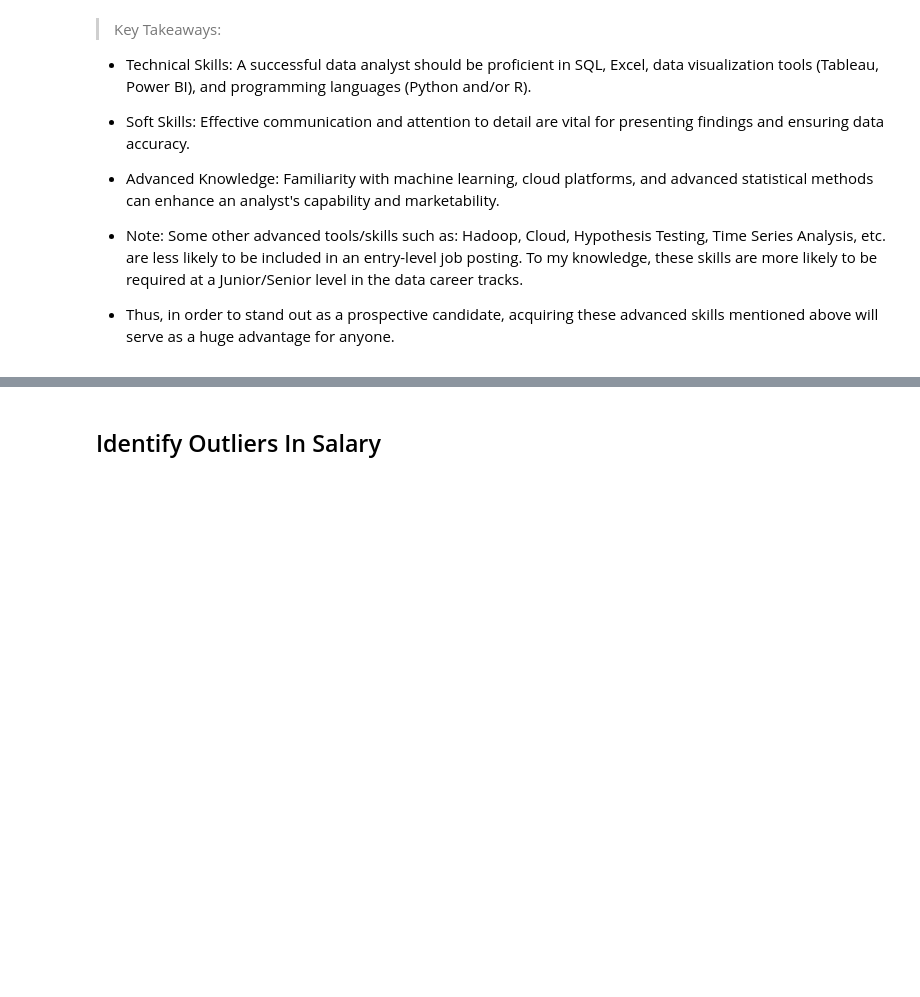
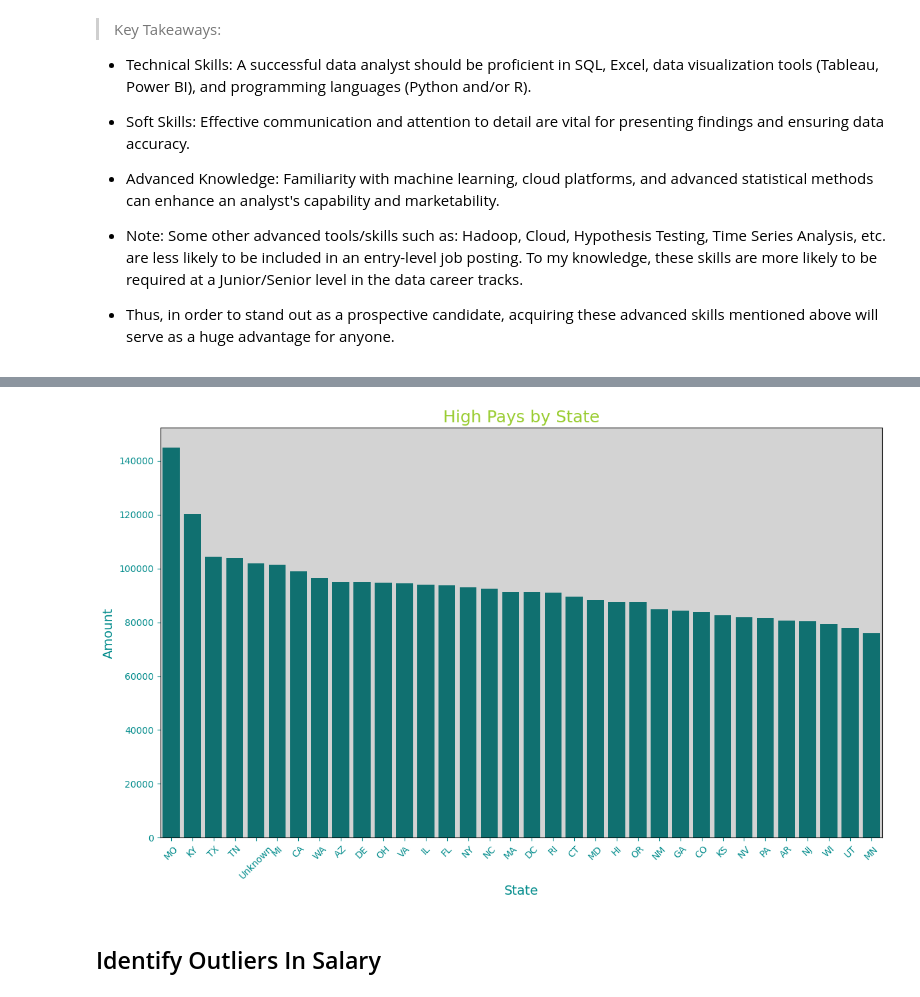
Before and after one commit to duyle0408/Indeed-Jobs-Web-Scraping-EDA, a Jupyter notebook: Indeed_Job_Scraping,_EDA_&_NLP_Analysis_Final.ipynb, the cells around one changed output, grey strips where cells are left out. Drawn from its saved outputs; the diff is of its cells as text; code cells hidden in the pictures; blank space fills up the shorter version.

```diff
--- a/Indeed_Job_Scraping,_EDA_&_NLP_Analysis_Final.ipynb
+++ b/Indeed_Job_Scraping,_EDA_&_NLP_Analysis_Final.ipynb
@@ -967,3 +1040,27 @@ plt.show()
+# %%
+high_pay_by_state = df1[df1['salary_clean'] > df1['salary_clean'].median()].groupby('company_state')[['salary_clean']].mean().sort_values('salary_clean', ascending=False).reset_index()
+
+plt.figure(figsize=(14, 8))
+
+# Histogram
+sns.barplot(data=high_pay_by_state, x='company_state', y='salary_clean', color='teal', orient ='v')
+
+# Add title and labels
+plt.title('High Pays by State', fontsize=18, color='yellowgreen')
+plt.xlabel('State', fontsize=14, color='darkcyan')
+plt.ylabel('Amount', fontsize=14, color='darkcyan')
+#plt.grid(axis='y', linestyle='--', alpha=0.7)
+plt.gca().set_facecolor('lightgray')
+
+# Customize x-axis and y-axis ticks and labels
+plt.tick_params(axis='x', colors='darkcyan')
+plt.tick_params(axis='y', colors='darkcyan')
+plt.xticks(fontsize=10, rotation=45)
+plt.yticks(fontsize=10)
+
+plt.show()
+# %% [output]
+[figure, added]
 # %% [markdown]
 ## Identify Outliers In Salary
 # %%
```
Also changed, not shown: parts of 15 cells of this notebook.
